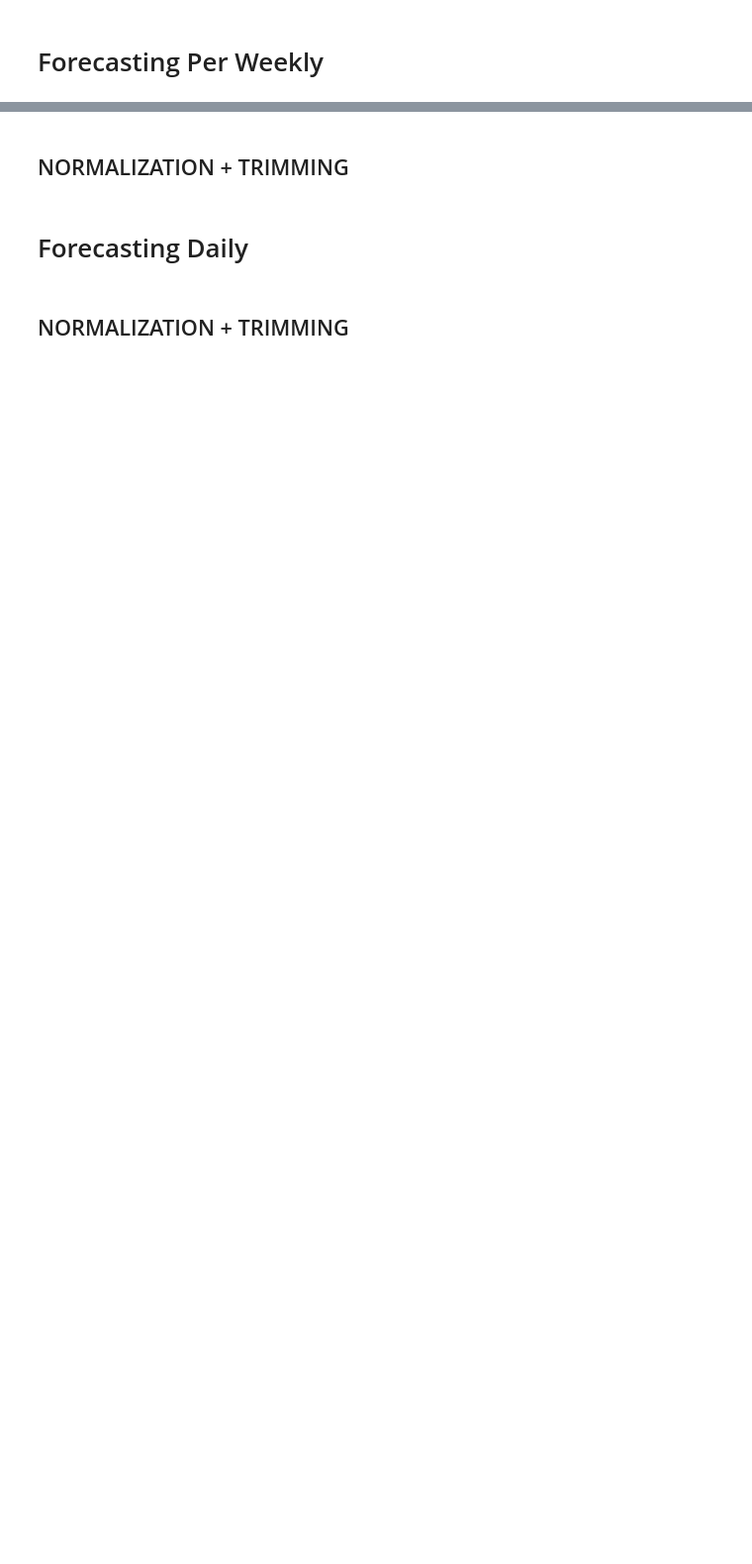
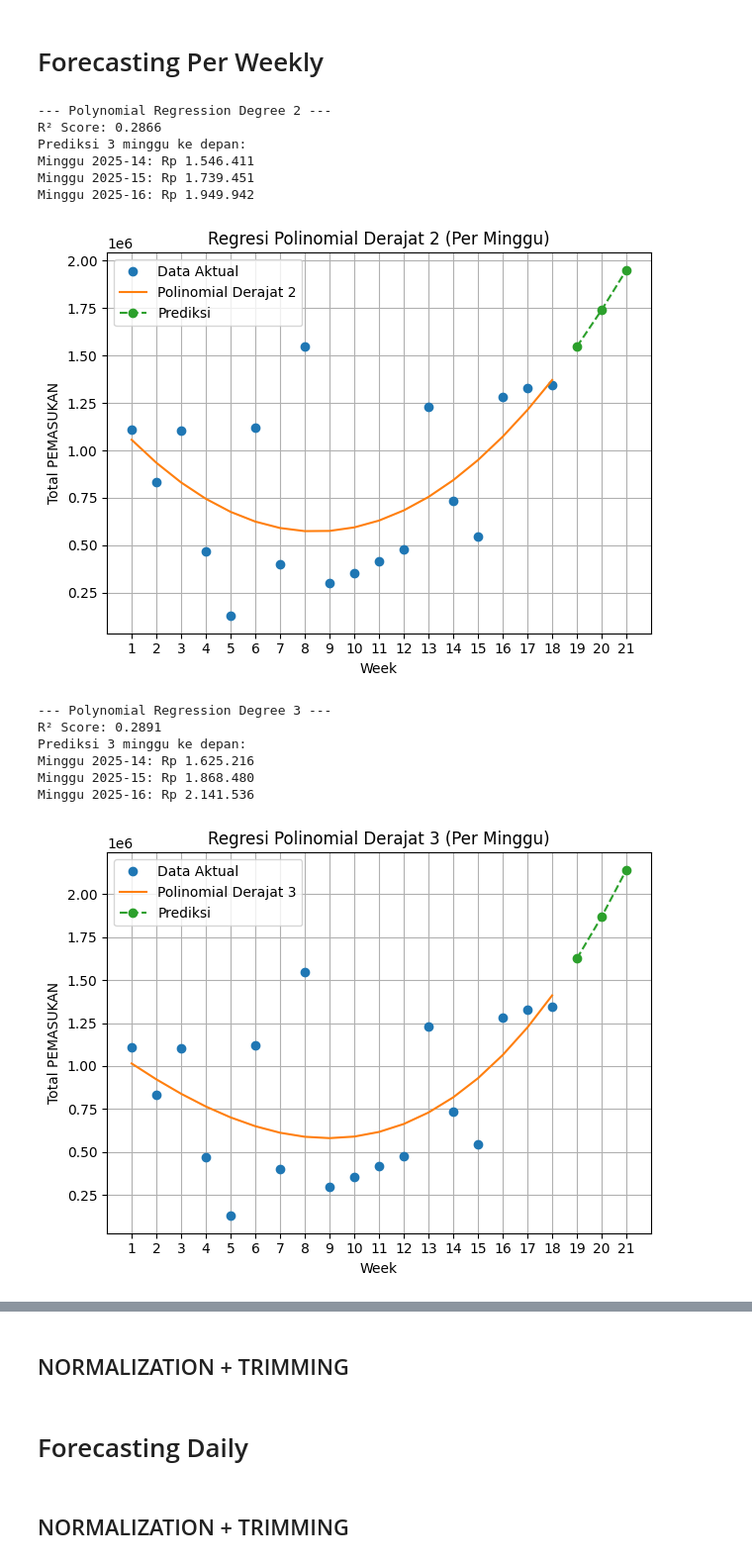
Before and after one commit to HaykalRamadhan/forecasting, a Jupyter notebook: UP.ipynb, the cells around one changed output, grey strips where cells are left out. Shown: that part at 99% size. Cells and saved outputs as stored; diff of their text form; code cells hidden in the pictures; blank space fills up the shorter version.

```diff
--- a/UP.ipynb
+++ b/UP.ipynb
@@ -233,8 +230,9 @@ import pandas as pd
 import matplotlib.pyplot as plt
 import numpy as np
 
-# Load CSV
-file_path = '/content/drive/MyDrive/UP/sample_data/rekapitulasi_saint_coffee_4_bulan.csv'
+# Load data
+filename = input("Enter the CSV filename (without .csv): ")
+file_path = f'/content/drive/MyDrive/UP/sample_data/{filename}.csv'
 ct = pd.read_csv(file_path)
 
 # Bersihkan dan standar kolom
@@ -296,30 +294,45 @@ for degree in [2, 3, 4]:
         year = int(trans)
         week = int(round((trans - year) * 52))
         if week == 0:
             week = 52
             year -= 1
         print(f"Minggu {year}-{str(week).zfill(2)}: Rp {int(pred):,}".replace(",", "."))
 
     # Generate readable week labels like 'Week 1', 'Week 2', etc.
     week_labels = [f"{i+1}" for i in range(len(x))]
     future_labels = [f"{len(x) + i + 1}" for i in range(len(x2))]
 
     # Combine all labels and positions
     all_labels = week_labels + future_labels
     all_positions = np.concatenate([x, x2])
 
     # Combine all y values (for full plotting range)
     all_y = np.concatenate([y, y_p2])
 
     # Plot
     plt.plot(week_labels, y, linestyle="none", marker='o', label='Data Aktual')
     plt.plot(week_labels, y_p, label=f'Polinomial Derajat {degree}')
     plt.plot(future_labels, y_p2, marker='o', linestyle='dashed', label='Prediksi')
 
     plt.xlabel('Week')
     plt.ylabel('Total PEMASUKAN')
     plt.title(f'Regresi Polinomial Derajat {degree} (Per Minggu)')
     plt.legend()
     plt.grid(True)
     plt.tight_layout()
     plt.show()
+# %% [output]
+--- Polynomial Regression Degree 2 ---
+R² Score: 0.2866
+Prediksi 3 minggu ke depan:
+Minggu 2025-14: Rp 1.546.411
+Minggu 2025-15: Rp 1.739.451
+Minggu 2025-16: Rp 1.949.942
+[figure, added]
+--- Polynomial Regression Degree 3 ---
+R² Score: 0.2891
+Prediksi 3 minggu ke depan:
+Minggu 2025-14: Rp 1.625.216
+Minggu 2025-15: Rp 1.868.480
+Minggu 2025-16: Rp 2.141.536
+[figure, added]
```
Also changed, not shown: parts of 16 cells of this notebook.
